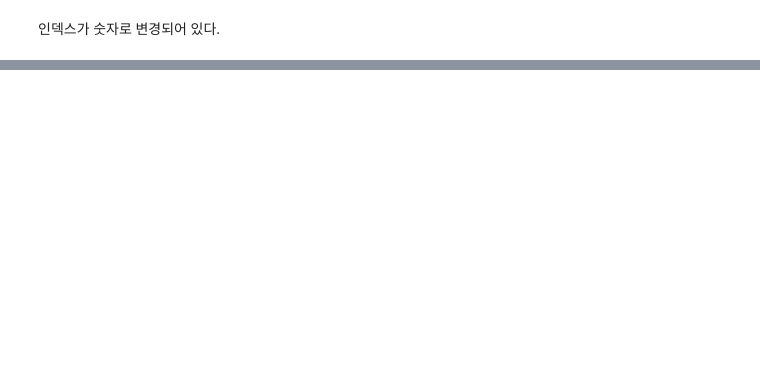
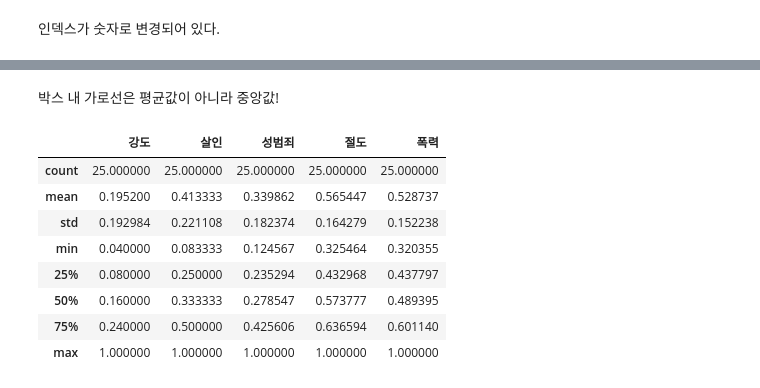
Before and after one commit to dragon11112222/seoul_crime, a Jupyter notebook: EDA/src/231110seoul_crime_project.ipynb, the cells around one changed output, grey strips where cells are left out. Drawn from its saved outputs; the diff is of its cells as text; code cells hidden in the pictures; blank space fills up the shorter version.

```diff
--- a/EDA/src/231110seoul_crime_project.ipynb
+++ b/EDA/src/231110seoul_crime_project.ipynb
@@ -835,0 +845,14 @@ crime_gu_norm_new.head()
+# %% [markdown]
+박스 내 가로선은 평균값이 아니라 중앙값!
+# %%
+crime_gu_norm_new[occur_col].describe()
+# %% [output]
+|  | 강도 | 살인 | 성범죄 | 절도 | 폭력 |
+| count | 25.000000 | 25.000000 | 25.000000 | 25.000000 | 25.000000 |
+| mean | 0.195200 | 0.413333 | 0.339862 | 0.565447 | 0.528737 |
+| std | 0.192984 | 0.221108 | 0.182374 | 0.164279 | 0.152238 |
+| min | 0.040000 | 0.083333 | 0.124567 | 0.325464 | 0.320355 |
+| 25% | 0.080000 | 0.250000 | 0.235294 | 0.432968 | 0.437797 |
+| 50% | 0.160000 | 0.333333 | 0.278547 | 0.573777 | 0.489395 |
+| 75% | 0.240000 | 0.500000 | 0.425606 | 0.636594 | 0.601140 |
+| max | 1.000000 | 1.000000 | 1.000000 | 1.000000 | 1.000000 |
```
Also changed, not shown: parts of 3 cells of this notebook.
